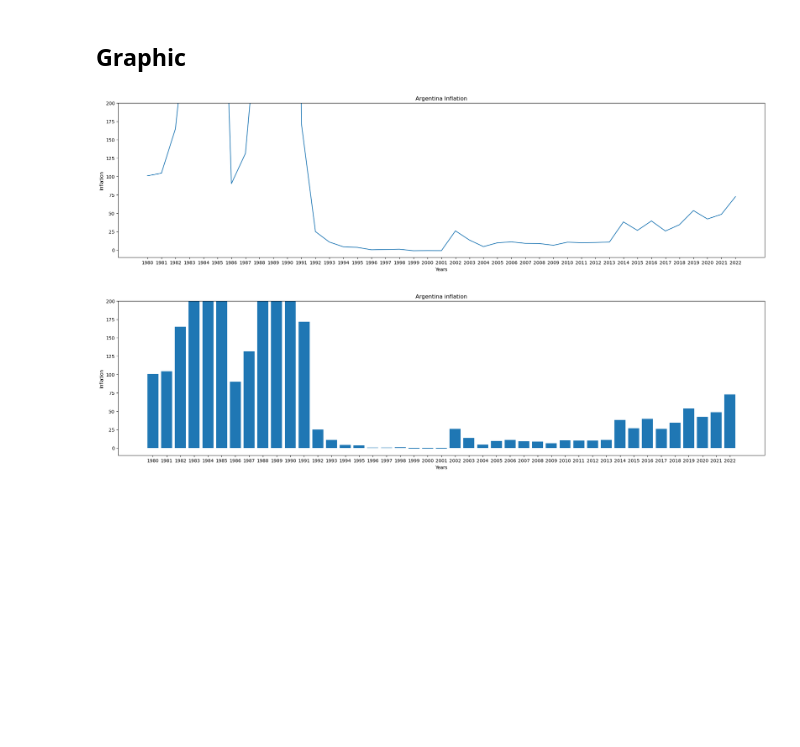
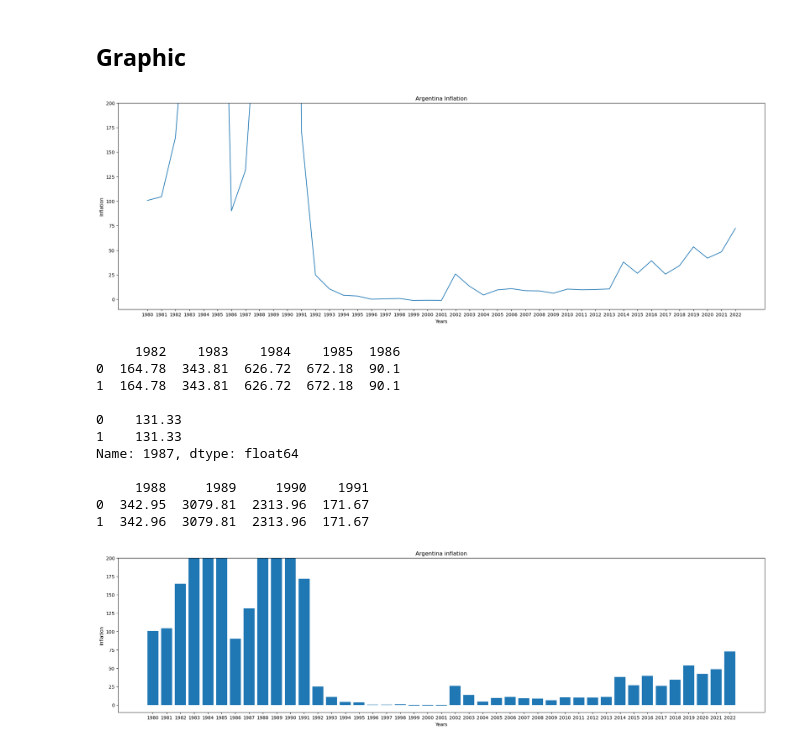
Before and after one commit to matublaq/Inflation-data, a Jupyter notebook: Clean/Inflation/Inflation.ipynb, the cells around one changed output. Cells and saved outputs as stored; diff of their text form; code cells hidden in the pictures; blank space fills up the shorter version.

```diff
--- a/Clean/Inflation/Inflation.ipynb
+++ b/Clean/Inflation/Inflation.ipynb
@@ -261,20 +261,35 @@ See the caveats in the documentation: https://pandas.pydata.org/pandas-docs/stab
 # %%
 #ArgentinasTransposed = Argentinas.set_index('')
 # %%
-plt.figure(figsize=(25, 6))
+plt.figure(figsize=(25, 8))
 
 plt.plot(Argentinas.iloc[:, 2:].columns, Argentinas.iloc[:, 2:].values[0])
 plt.plot()
 
 plt.xlabel("Years")
 plt.ylabel("Inflation")
 plt.ylim(bottom=-10, top=200)
 
 plt.title("Argentina Inflation")
 
 plt.show()
+
+print(Argentinas.loc[:, '1982': '1986'], '\n')
+print(Argentinas.loc[:, '1987'], '\n')
+print(Argentinas.loc[:, '1988': '1991'])
 # %% [output]
-[figure, old version]
+[figure, new version]
+     1982    1983    1984    1985  1986
+0  164.78  343.81  626.72  672.18  90.1
+1  164.78  343.81  626.72  672.18  90.1
+
+0    131.33
+1    131.33
+Name: 1987, dtype: float64
+
+     1988     1989     1990    1991
+0  342.95  3079.81  2313.96  171.67
+1  342.96  3079.81  2313.96  171.67
 # %%
 plt.figure(figsize=(25, 6))
 
```
Also changed, not shown: 1 other file.
